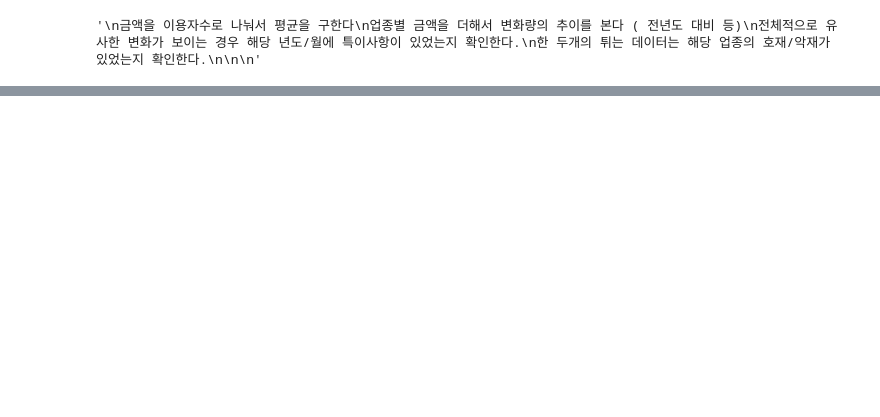
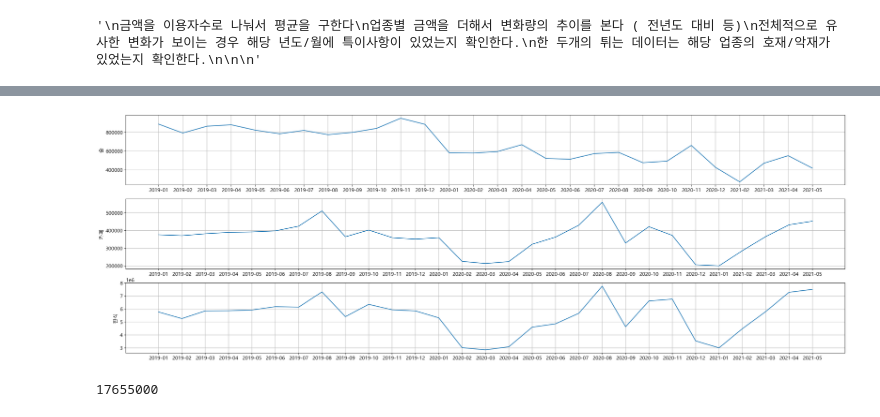
Before and after one commit to hyk2202/semi_project_2, a Jupyter notebook: Vscode/한열/read_csv.ipynb, the cells around one changed output, grey strips where cells are left out. Cells and saved outputs as stored; diff of their text form; code cells hidden in the pictures; blank space fills up the shorter version.

```diff
--- a/Vscode/한열/read_csv.ipynb
+++ b/Vscode/한열/read_csv.ipynb
@@ -393,0 +307,16 @@ df1[['이용금액','대분류','연령대']].groupby(['연령대','대분류'])
+# %%
+년 = df_술['년월'].copy()
+for i,v in enumerate(년):
+    년[i] = v[:4]
+df_술['연'] = 년
+년 = df_카페['년월'].copy()
+for i,v in enumerate(년):
+    년[i] = v[:4]
+df_카페['연'] = 년
+년 = df_한식['년월'].copy()
+for i,v in enumerate(년):
+    년[i] = v[:4]
+df_한식['연'] = 년
+df_카페.drop('년월',axis=1,inplace=True)
+df_한식.drop('년월',axis=1,inplace=True)
+df_술.drop('년월',axis=1,inplace=True)
@@ -393,0 +355,30 @@ df1[['이용금액','대분류','연령대']].groupby(['연령대','대분류'])
+# %%
+술  = melt(df_술,  # 미리 일부만 지정
+           id_vars = '년월',                      # 유지해야할 변수
+           value_vars= '이용금액'    # 재배치하고자 하는 변수
+           )
+카페  = melt(df_카페,  # 미리 일부만 지정
+           id_vars = '년월',                      # 유지해야할 변수
+           value_vars= '이용금액'    # 재배치하고자 하는 변수
+           )
+한식  = melt(df_한식,  # 미리 일부만 지정
+           id_vars = '년월',                      # 유지해야할 변수
+           value_vars= '이용금액'    # 재배치하고자 하는 변수
+           )
+fig , axes = plt.subplots(3,1,figsize=(30,10))
+total = [술,카페,한식]
+for i,v in enumerate(axes):
+    sb.lineplot(data = total[i],x = '년월', y='value',ci=None,ax=v)
+    v.grid()
+    v.set_xlabel('')
+axes[0].set_ylabel('술')
+axes[1].set_ylabel('카페')
+axes[2].set_ylabel('한식')
+plt.show()
+plt.close()
+# %% [output]
+[figure, added]
+# %%
+술['value'].max()
+# %% [output]
+17655000
```
Also changed, not shown: parts of 25 cells of this notebook, 19 other files.
